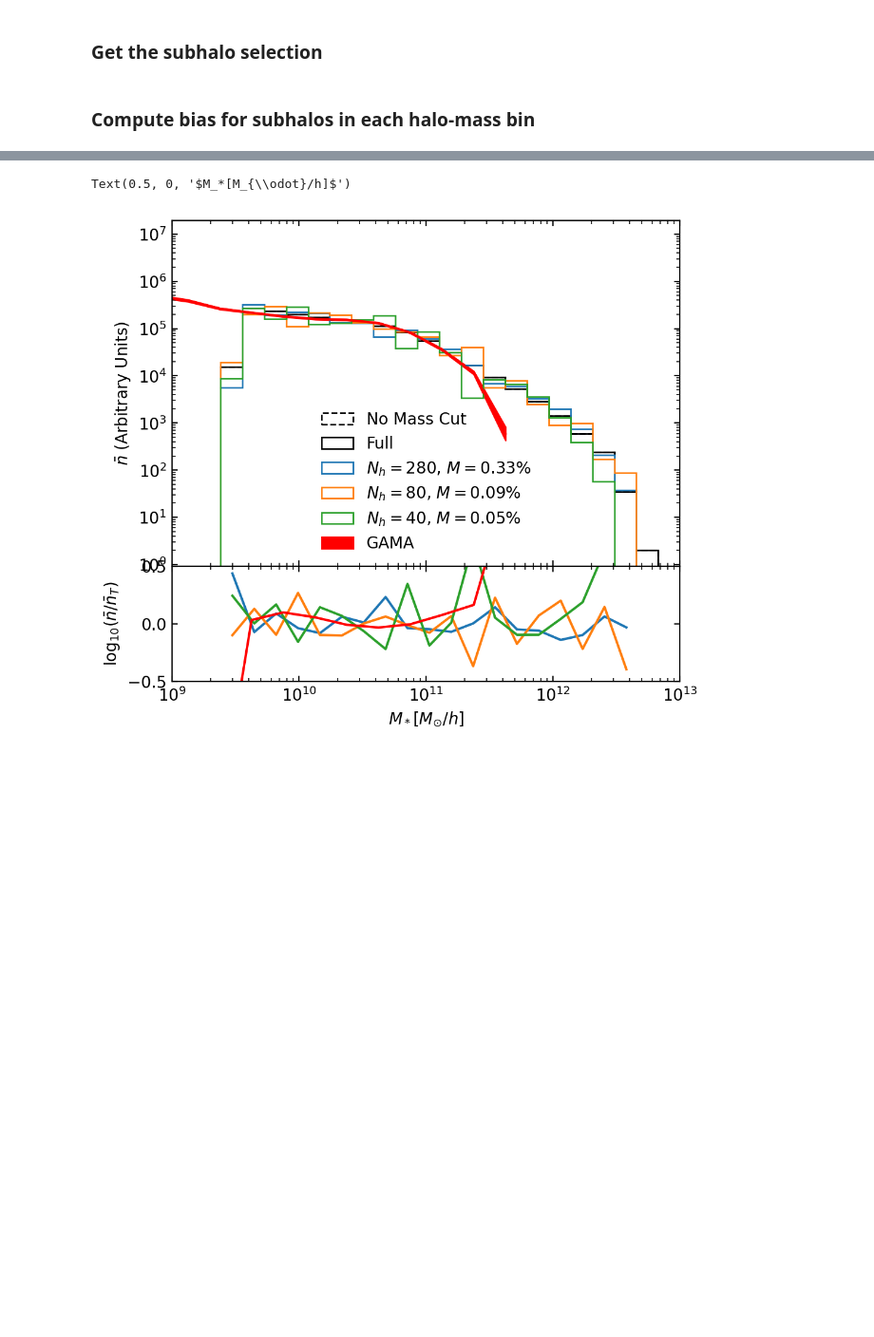
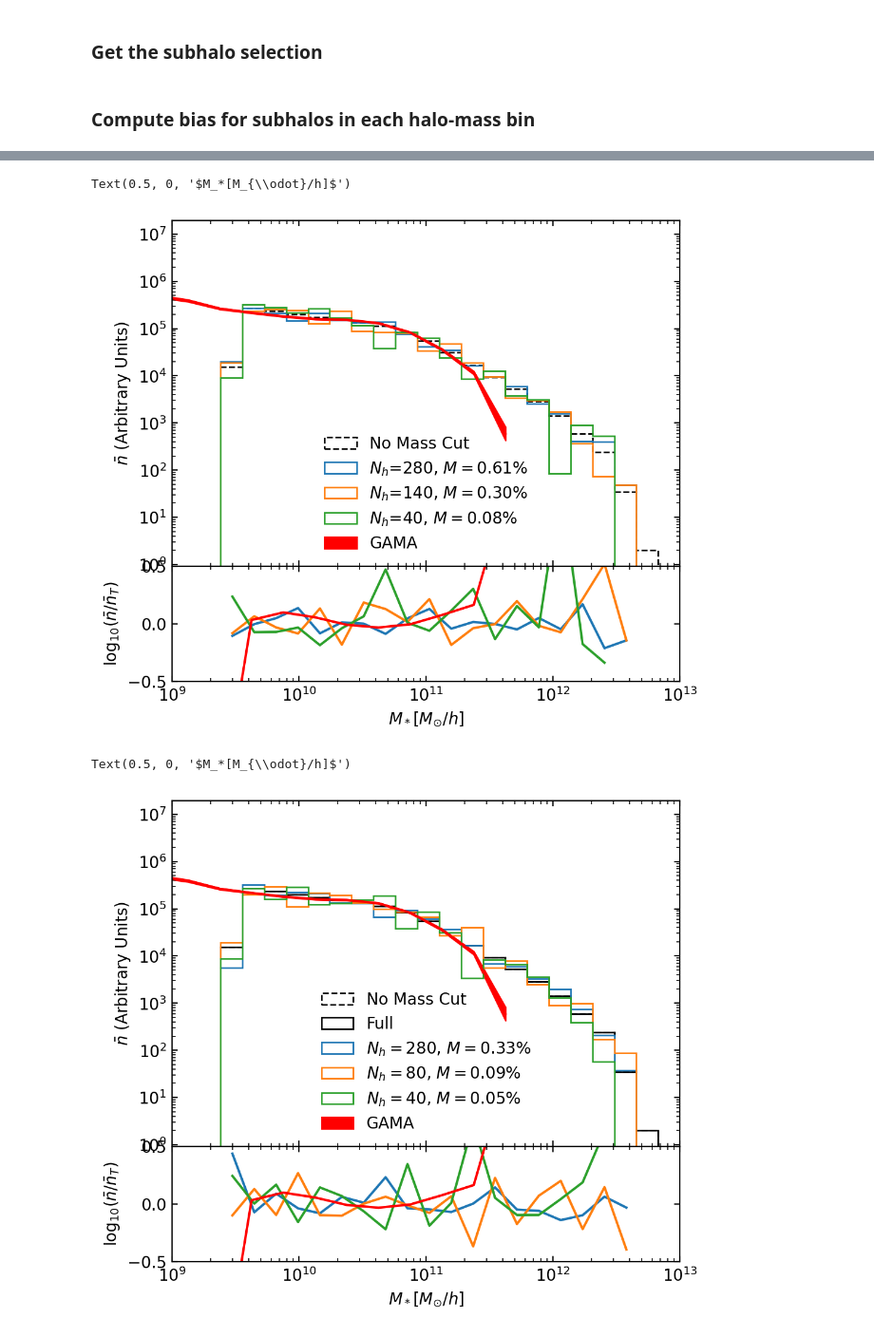
Before and after one commit to fgmaion/MTNG-resims, a Jupyter notebook: estimate_halo_number.ipynb, the cells around one changed output, grey strips where cells are left out. Shown at 95% size. Cells and saved outputs as stored; diff of their text form; code cells hidden in the pictures; blank space fills up the shorter version.

```diff
--- a/estimate_halo_number.ipynb
+++ b/estimate_halo_number.ipynb
@@ -132,0 +82,8 @@ GAMA = np.array([
+# %%
+nbins=30
+smf_total = splitter.stellar_mf(sel_mask=sel_total, nbins=nbins)
+
+smf = {}
+smf['14'] = splitter.stellar_mf(sel_mask=sel['14'], nbins=nbins)
+smf['7'] = splitter.stellar_mf(sel_mask=sel['7'], nbins=nbins)
+smf['2'] = splitter.stellar_mf(sel_mask=sel['2'], nbins=nbins)
@@ -133,3 +112,58 @@ GAMA = np.array([
+# %%
+fig = plt.figure(dpi=200, figsize=(5.5,5))
+
+ax1=fig.add_axes((.1,.3,.8,.6))
+
+ax1.set_xscale('log')
+
+centers = 0.5*(smf_total['bins'][1:] + smf_total['bins'][:-1])
+bins = smf['14']['bins']
+
+ax1.hist(centers, bins=bins, weights=smf_total['smf'],\
+         log=True, histtype='step', color='k', label='No Mass Cut', ls='--');
+
+ax1.hist(centers, bins=bins, weights=smf['14']['smf'],\
+         log=True, histtype='step', color='C0', label='$N_h$={:d}, $M={:.2f}\%$'.format(sel['14']['Nh'], 100*sel['14']['mh_tot']/sel_total['mh_tot']));
+
+ax1.hist(centers, bins=bins, weights=smf['7']['smf'],\
+         log=True, histtype='step', color='C1', label='$N_h$={:d}, $M={:.2f}\%$'.format(sel['7']['Nh'], 100*sel['7']['mh_tot']/sel_total['mh_tot']));
+
+ax1.hist(centers, bins=bins, weights=smf['2']['smf'],\
+         log=True, histtype='step', color='C2', label='$N_h$={:d}, $M={:.2f}\%$'.format(sel['2']['Nh'], 100*sel['2']['mh_tot']/sel_total['mh_tot']));
+
+
+norm = 3e7
+ax1.plot(10**GAMA[:,0], norm*10**GAMA[:,1], color='r')
+ax1.fill_between(10**GAMA[:,0], norm*10**(GAMA[:,1]-GAMA[:,2]), norm*10**(GAMA[:,1]+GAMA[:,2]), color='r', label='GAMA')
+
+ax1.legend(loc='lower center')
+
+ax1.set_xlim(1e9, 1e13)
+
+ax1.set_ylabel('$\\bar{n}$ (Arbitrary Units)')
+ax1.set_xticklabels([])
+
+ax2=fig.add_axes((.1,.1,.8,.2))
+
+ax2.set_xscale('log')
+
+for s in range(len(sels)):
+    ax2.plot( centers, np.log10( smf_total['smf'] / smf[sels[s]]['smf'] ),  color='C{:d}'.format(s))
+
+ax2.plot( 10**GAMA[:,0], np.log10( np.interp(10**GAMA[:,0], centers, smf_total['smf']) / (norm*10**GAMA[:,1]) ), color='r', label='GAMA')
+
+ax2.set_xlim(1e9, 1e13)
+
+ax2.set_ylim(-0.5,0.5)
+
+#ax2.fill_between(centers, -0.05,0.05, color='gray', alpha=0.1)
+#ax2.fill_between(centers, -0.1,0.1, color='gray', alpha=0.1)
+
+ax2.set_ylabel('$\log_{10}(\\bar{n}/\\bar{n}_T)$')
+ax2.set_xlabel('$M_*[M_{\odot}/h]$')
+# %% [output]
+Text(0.5, 0, '$M_*[M_{\\odot}/h]$')
+[figure, added]
 # %%
 fig = plt.figure(dpi=200, figsize=(5.5,5))
 
```
Also changed, not shown: parts of 12 cells of this notebook, 1 other file.
